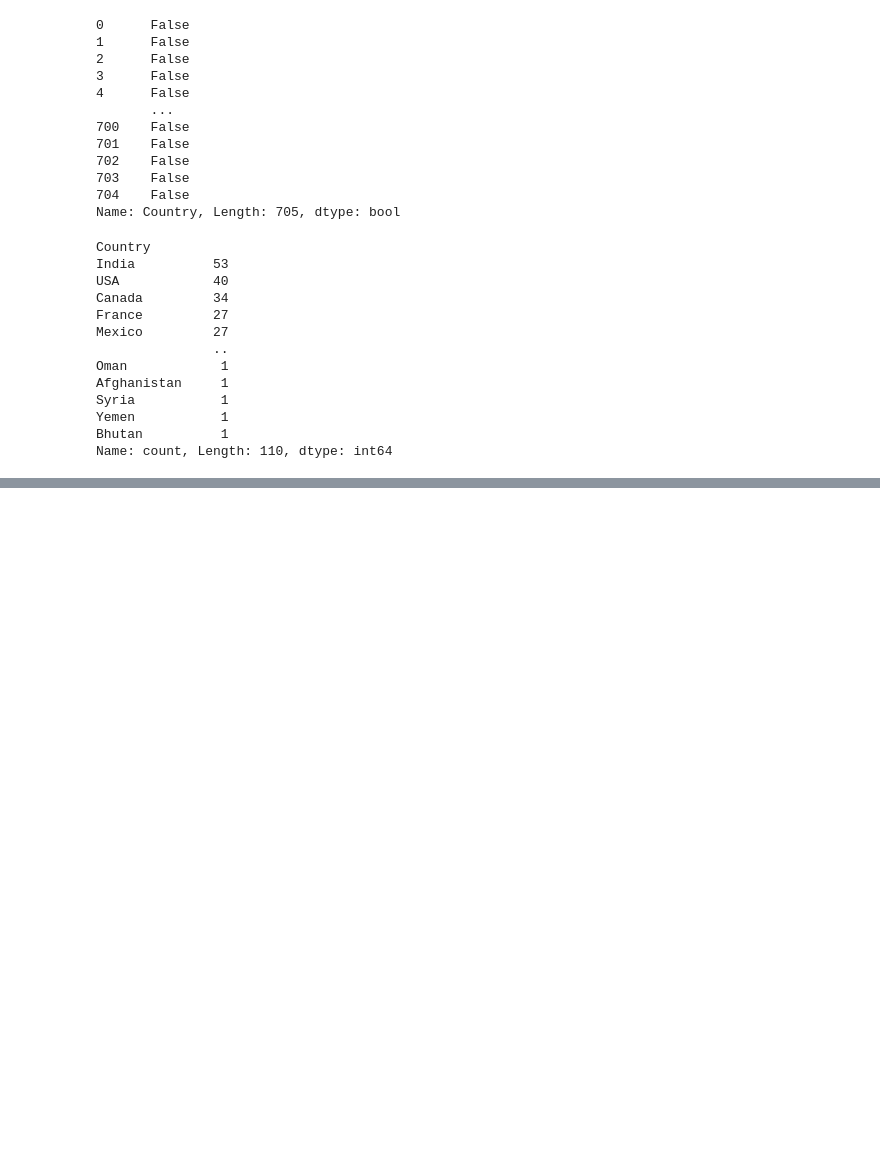
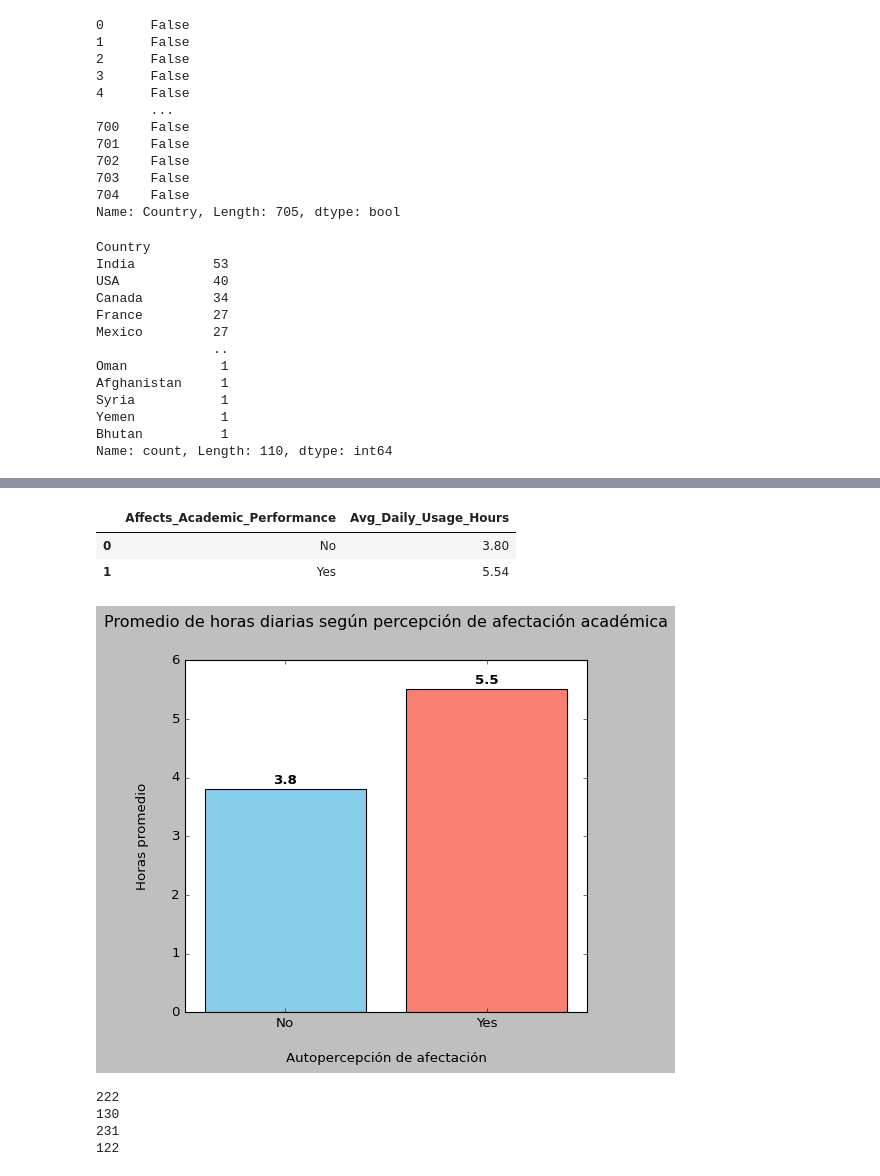
Before and after one commit to AGC79/eda_redes_sociales, a Jupyter notebook: EDA/0-Enunciado_EDA.ipynb, the cells around one changed output, grey strips where cells are left out. Saved outputs shown, nothing was run; the diff lists cells and outputs as text; code cells hidden in the pictures; blank space fills up the shorter version.

```diff
--- a/EDA/0-Enunciado_EDA.ipynb
+++ b/EDA/0-Enunciado_EDA.ipynb
@@ -365,0 +380,26 @@ Name: count, Length: 110, dtype: int64
+# %%
+round(social_media.groupby("Affects_Academic_Performance")["Avg_Daily_Usage_Hours"].mean().reset_index(), 2)
+# %% [output]
+|  | Affects_Academic_Performance | Avg_Daily_Usage_Hours |
+| 0 | No | 3.80 |
+| 1 | Yes | 5.54 |
+# %%
+df_media_horas = round(social_media.groupby("Affects_Academic_Performance")["Avg_Daily_Usage_Hours"].mean().reset_index(), 1)
+
+plt.figure(figsize=(6,6))
+plt.bar(df_media_horas['Affects_Academic_Performance'], df_media_horas['Avg_Daily_Usage_Hours'], color=['skyblue', 'salmon'] )
+plt.title("Promedio de horas diarias según percepción de afectación académica", pad=30)
+plt.xlabel("Autopercepción de afectación", labelpad=20)
+plt.ylabel("Horas promedio", labelpad=20)
+plt.subplots_adjust(left=0.15, right=0.95, top=0.9, bottom=0.15)
+
+promedios = df_media_horas['Avg_Daily_Usage_Hours']
+
+for indice, valor in enumerate(promedios):
+    plt.text(indice, valor + 0.1, f"{valor}", ha='center', fontweight='bold')
+
+plt.xlim(-0.5, len(df_media_horas['Affects_Academic_Performance']) - 0.5)
+plt.tight_layout()
+plt.show()
+# %% [output]
+[figure, added]
@@ -365,0 +416,14 @@ Name: count, Length: 110, dtype: int64
+# %%
+hombres_yes = social_media[(social_media["Affects_Academic_Performance"] == "Yes") & (social_media["Gender"] == "Male")]['Avg_Daily_Usage_Hours']
+hombres_no = social_media[(social_media["Affects_Academic_Performance"] == "No") & (social_media["Gender"] == "Male")]['Avg_Daily_Usage_Hours']
+mujeres_yes = social_media[(social_media["Affects_Academic_Performance"] == "Yes") & (social_media["Gender"] == "Female")]['Avg_Daily_Usage_Hours']
+mujeres_no = social_media[(social_media["Affects_Academic_Performance"] == "No") & (social_media["Gender"] == "Female")]['Avg_Daily_Usage_Hours']
+print(len(hombres_yes))
+print(len(hombres_no))
+print(len(mujeres_yes))
+print(len(mujeres_no))
+# %% [output]
+222
+130
+231
+122
```
Also changed, not shown: parts of 14 cells of this notebook.
